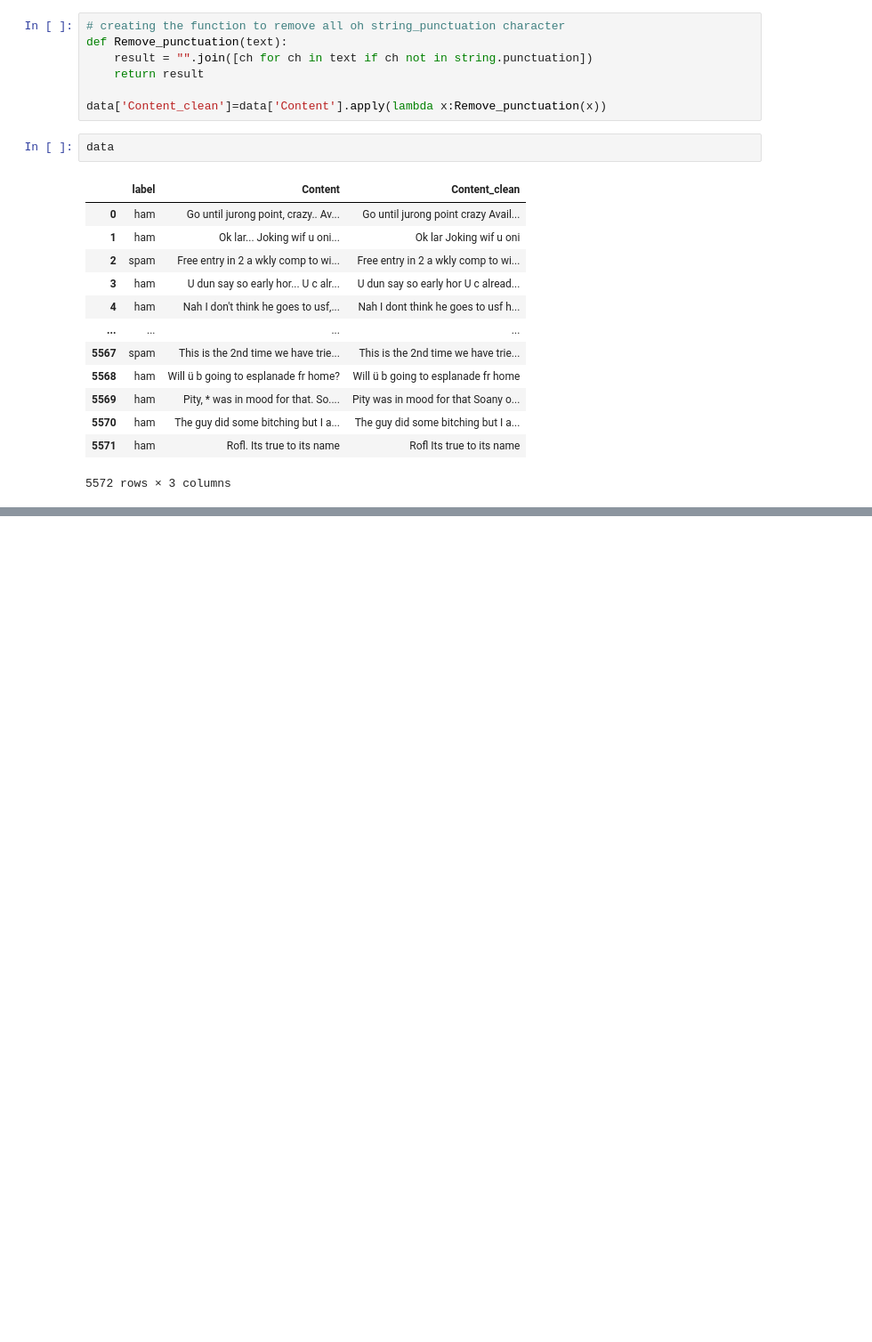
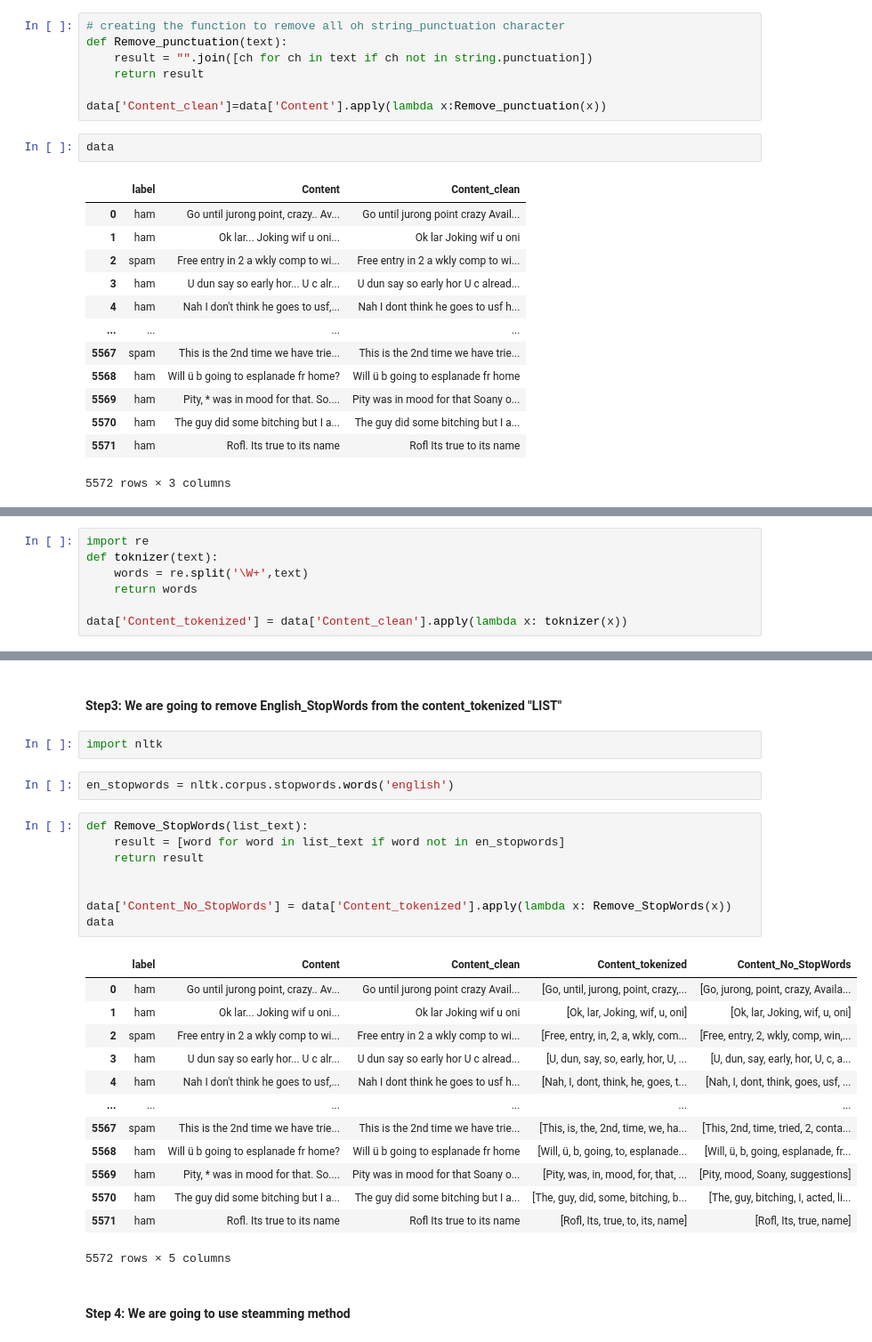
Before and after one commit to LasnamiWalid16/document_classification_NLP, a Jupyter notebook: fichiers_d_exercice_machine_learning_nlp/fichiers_d_exercice_machine_learning_nlp/Chapitre_03/03_02/data-cleaning.ipynb, the cells around one changed output, grey strips where cells are left out. Shown at 89% size. Saved outputs shown, nothing was run; the diff lists cells and outputs as text; blank space fills up the shorter version.

```diff
--- a/fichiers_d_exercice_machine_learning_nlp/fichiers_d_exercice_machine_learning_nlp/Chapitre_03/03_02/data-cleaning.ipynb
+++ b/fichiers_d_exercice_machine_learning_nlp/fichiers_d_exercice_machine_learning_nlp/Chapitre_03/03_02/data-cleaning.ipynb
@@ -45,0 +48,7 @@ data
+# %%
+import re
+def toknizer(text):
+    words = re.split('\W+',text)
+    return words
+
+data['Content_tokenized'] = data['Content_clean'].apply(lambda x: toknizer(x))
@@ -45,0 +64,30 @@ data
+# %% [markdown]
+<h4>Step3: We are going to remove English_StopWords from the content_tokenized "LIST"</h4>
+# %%
+import nltk
+# %%
+en_stopwords = nltk.corpus.stopwords.words('english')
+# %%
+def Remove_StopWords(list_text):
+    result = [word for word in list_text if word not in en_stopwords]
+    return result
+
+
+data['Content_No_StopWords'] = data['Content_tokenized'].apply(lambda x: Remove_StopWords(x))
+data
+# %% [output]
+|  | label | Content | Content_clean | Content_tokenized | Content_No_StopWords |
+| 0 | ham | Go until jurong point, crazy.. Av... | Go until jurong point crazy Avail... | [Go, until, jurong, point, crazy,... | [Go, jurong, point, crazy, Availa... |
+| 1 | ham | Ok lar... Joking wif u oni... | Ok lar Joking wif u oni | [Ok, lar, Joking, wif, u, oni] | [Ok, lar, Joking, wif, u, oni] |
+| 2 | spam | Free entry in 2 a wkly comp to wi... | Free entry in 2 a wkly comp to wi... | [Free, entry, in, 2, a, wkly, com... | [Free, entry, 2, wkly, comp, win,... |
+| 3 | ham | U dun say so early hor... U c alr... | U dun say so early hor U c alread... | [U, dun, say, so, early, hor, U, ... | [U, dun, say, early, hor, U, c, a... |
+| 4 | ham | Nah I don't think he goes to usf,... | Nah I dont think he goes to usf h... | [Nah, I, dont, think, he, goes, t... | [Nah, I, dont, think, goes, usf, ... |
+| ... | ... | ... | ... | ... | ... |
+| 5567 | spam | This is the 2nd time we have trie... | This is the 2nd time we have trie... | [This, is, the, 2nd, time, we, ha... | [This, 2nd, time, tried, 2, conta... |
+| 5568 | ham | Will ü b going to esplanade fr home? | Will ü b going to esplanade fr home | [Will, ü, b, going, to, esplanade... | [Will, ü, b, going, esplanade, fr... |
+| 5569 | ham | Pity, * was in mood for that. So.... | Pity was in mood for that Soany o... | [Pity, was, in, mood, for, that, ... | [Pity, mood, Soany, suggestions] |
+| 5570 | ham | The guy did some bitching but I a... | The guy did some bitching but I a... | [The, guy, did, some, bitching, b... | [The, guy, bitching, I, acted, li... |
+| 5571 | ham | Rofl. Its true to its name | Rofl Its true to its name | [Rofl, Its, true, to, its, name] | [Rofl, Its, true, name] |
+5572 rows × 5 columns
+# %% [markdown]
+<h4>Step 4: We are going to use steamming method</h4>
```
Also changed, not shown: parts of 8 cells of this notebook.
